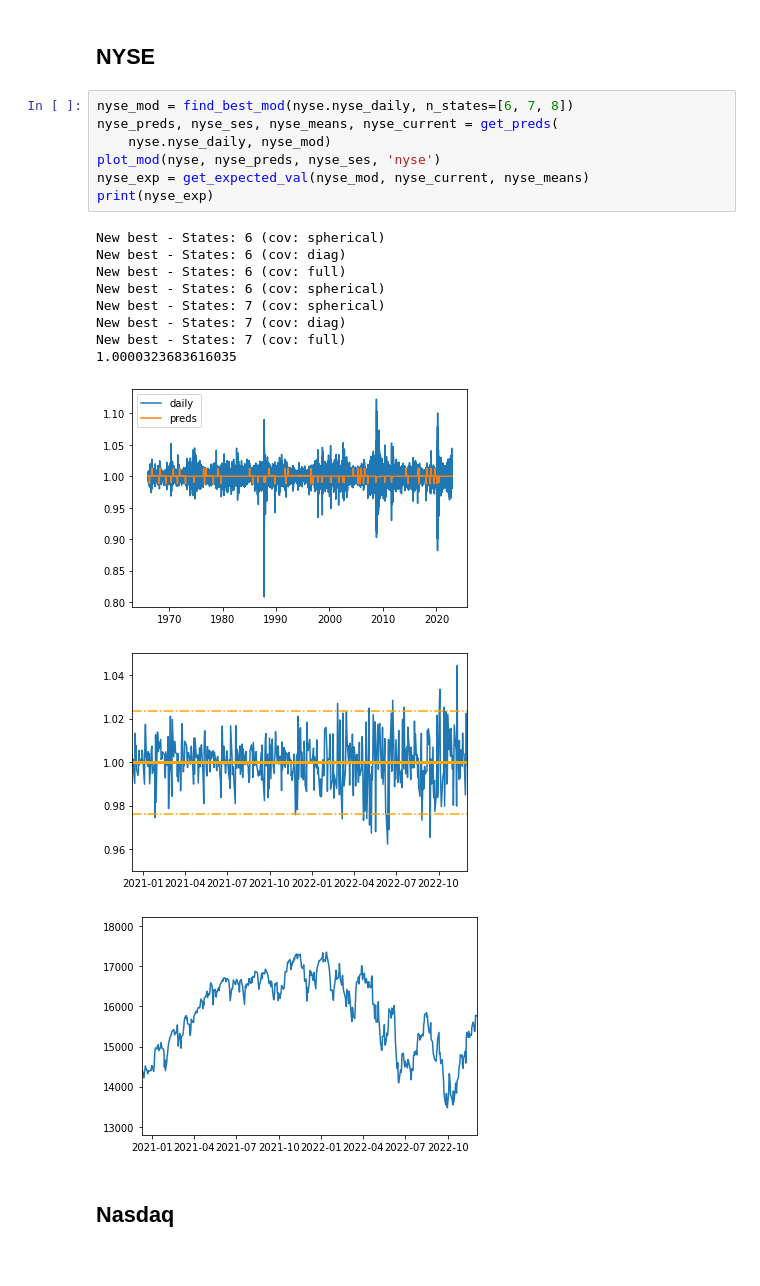
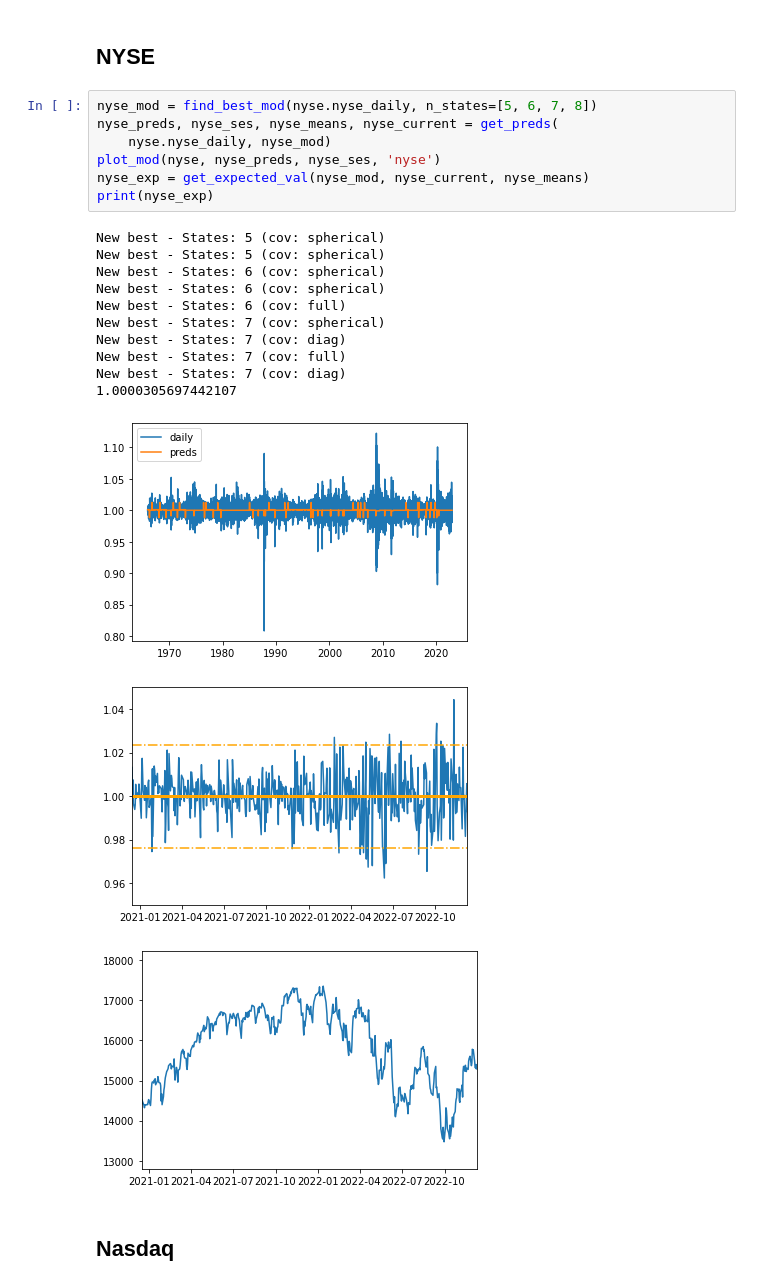
Before and after one commit to damiansp/marketModeling, a Jupyter notebook: notebooks/HMM.py.ipynb, the cells around one changed output. Cells and saved outputs as stored; diff of their text form.

```diff
--- a/notebooks/HMM.py.ipynb
+++ b/notebooks/HMM.py.ipynb
@@ -174,24 +177,26 @@ New best - States: 6 (cov: spherical)
 # %% [markdown]
 ## NYSE
 # %%
-nyse_mod = find_best_mod(nyse.nyse_daily, n_states=[6, 7, 8])
+nyse_mod = find_best_mod(nyse.nyse_daily, n_states=[5, 6, 7, 8])
 nyse_preds, nyse_ses, nyse_means, nyse_current = get_preds(
     nyse.nyse_daily, nyse_mod)
 plot_mod(nyse, nyse_preds, nyse_ses, 'nyse')
 nyse_exp = get_expected_val(nyse_mod, nyse_current, nyse_means)
 print(nyse_exp)
 # %% [output]
+New best - States: 5 (cov: spherical)
+New best - States: 5 (cov: spherical)
 New best - States: 6 (cov: spherical)
-New best - States: 6 (cov: diag)
+New best - States: 6 (cov: spherical)
 New best - States: 6 (cov: full)
-New best - States: 6 (cov: spherical)
 New best - States: 7 (cov: spherical)
 New best - States: 7 (cov: diag)
 New best - States: 7 (cov: full)
-1.0000323683616035
+New best - States: 7 (cov: diag)
+1.0000305697442107
 [figure]
-[figure, old version]
+[figure, new version]
-[figure, old version]
+[figure, new version]
 # %% [markdown]
 ## Nasdaq
 # %%
```
Also changed, not shown: parts of 23 cells of this notebook, 11 other files.
